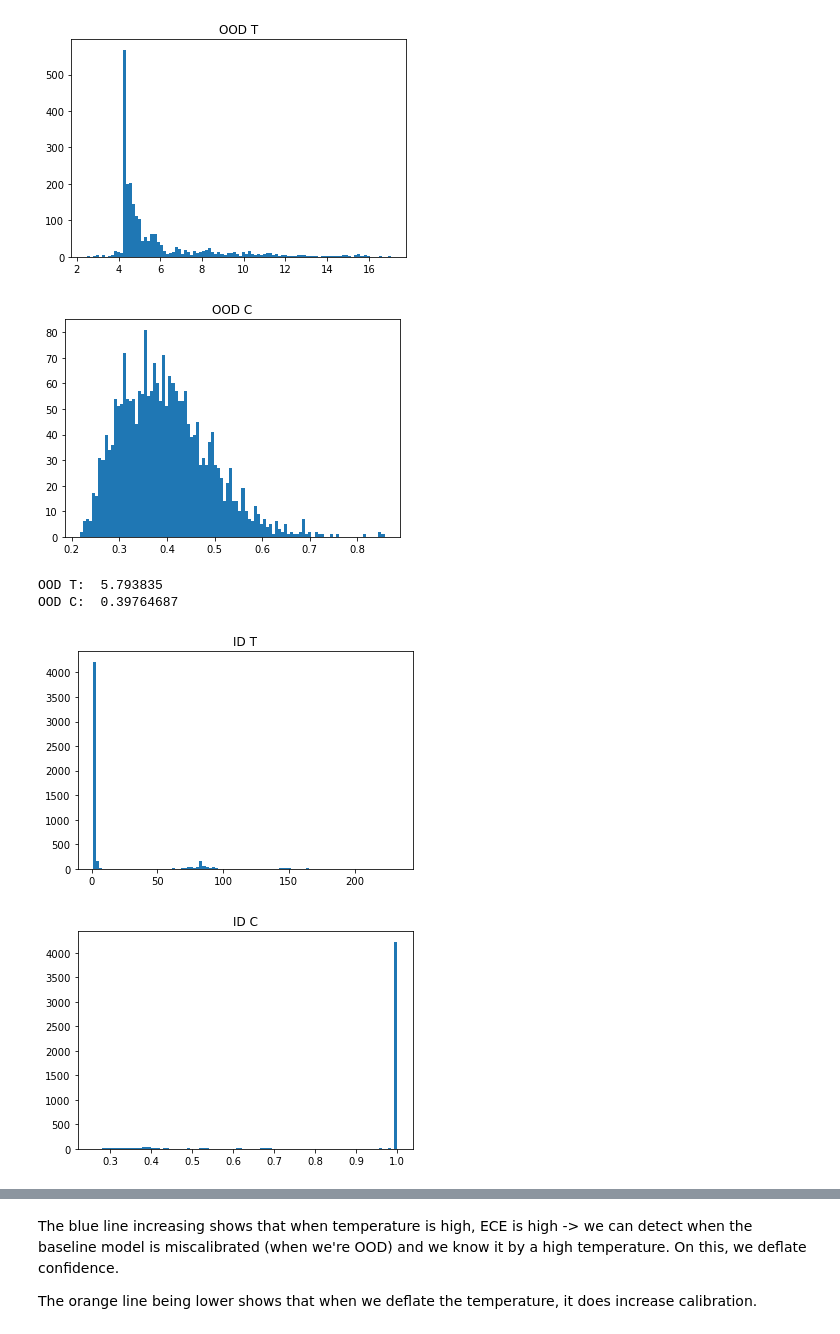
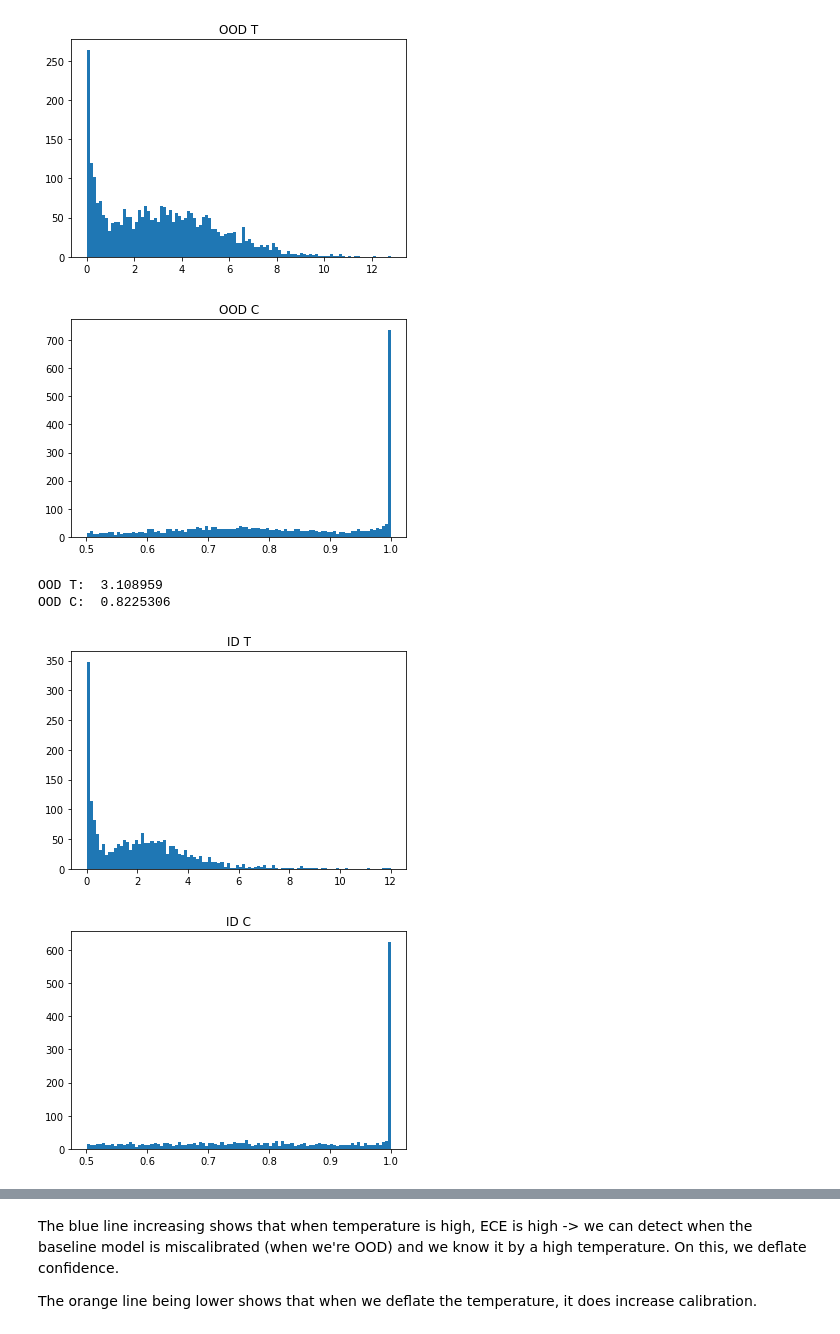
Before and after one commit to levinwil/TempVOS, a Jupyter notebook: Exploration.ipynb, the cells around one changed output, grey strips where cells are left out. Drawn from its saved outputs; the diff is of its cells as text; code cells hidden in the pictures.

```diff
--- a/Exploration.ipynb
+++ b/Exploration.ipynb
@@ -10,7 +10,6 @@ from sklearn.model_selection import train_test_split
 X_train, X_val, y_train, y_val = train_test_split(X_train, y_train, test_size=0.1)
 y_train, y_test = y_train[:, 0], y_test[:, 0]
 # %%
-'''
 from skimage.transform import resize
 (X_ood, _), _ = keras.datasets.mnist.load_data()
 
@@ -23,6 +22,7 @@ for k in range(3):
 
 X_ood = np.array([resize(_X_ood[i], (32, 32)) for i in tqdm(range(len(X_ood)))])
 '''
-indices_of_ood_subclasses = np.where(y_train >= 5)[0]
+indices_of_ood_subclasses = np.where(y_train >= 2)[0]
 indices_of_ood_subclasses = np.random.choice(indices_of_ood_subclasses, int(len(X_train) / 20))
 X_ood = X_train[indices_of_ood_subclasses]
+'''
@@ -29,16 +31,16 @@ X_ood = X_train[indices_of_ood_subclasses]
 # %%
 
-indices_of_subclasses = np.where(y_train < 5)[0]
+indices_of_subclasses = np.where(y_train < 2)[0]
 X_train, y_train = X_train[indices_of_subclasses], y_train[indices_of_subclasses]
 
-indices_of_subclasses = np.where(y_val < 5)[0]
+indices_of_subclasses = np.where(y_val < 2)[0]
 X_val, y_val = X_val[indices_of_subclasses], y_val[indices_of_subclasses]
 
 #random_indices = np.random.choice(range(len(y_test)), 1000, replace = False)
 #X_train, y_train = X_train[random_indices], y_train[random_indices]
 #random_indices = np.random.choice(range(len(y_test)), 500, replace = False)
 #X_test, y_test = X_test[random_indices], y_test[random_indices]
-indices_of_subclasses = np.where(y_test < 5)[0]
+indices_of_subclasses = np.where(y_test < 2)[0]
 X_test, y_test = X_test[indices_of_subclasses], y_test[indices_of_subclasses]
 # %%
 #load and train model
@@ -116,7 +146,7 @@ for c in tqdm(range(len(np.unique(y_train)))):
     examples_of_class = np.where(y_val == c)[0]
     vos_samples_of_class = mv.rvs(mean = 0, cov = 1, size = (int(len(examples_of_class)) * 2, np.shape(encoding_X_val)[1]))
     vos_samples_of_class = vos_samples_of_class / np.linalg.norm(vos_samples_of_class, axis =1)[:, np.newaxis]
-    magnitudes = class_upper_percentile[c] - class_upper_percentile[c] * np.random.exponential(scale = .25, size = len(vos_samples_of_class))#np.random.uniform(class_lower_percentile[c], class_upper_percentile[c], size = len(vos_samples_of_class))
+    magnitudes = class_upper_percentile[c] - class_upper_percentile[c] * np.random.exponential(scale = 1, size = len(vos_samples_of_class))#np.random.uniform(class_lower_percentile[c], class_upper_percentile[c], size = len(vos_samples_of_class))
     positive_magnitudes = np.where(magnitudes > 0)[0]
     plt.hist(magnitudes[positive_magnitudes])
     plt.title("Magnitudes")
@@ -136,7 +166,7 @@ for c in tqdm(range(len(np.unique(y_train)))):
                 direction_similarity = 1 - cosine(direction_from_generating_class, direction_from_other_class_center)
                 if direction_similarity > max_direction_similarity:
                     max_direction_similarity = direction_similarity
-                if direction_similarity > 0.2:
+                if direction_similarity > 0.1:
                     close_classes.append(j)
         directions.append(max_direction_similarity)
         close_classes_per_sample.append(close_classes)
@@ -166,6 +190,3 @@ for i in range(len(close_classes_per_sample)):
             label[j] = 1
         label /= np.sum(label)
         vos_labels[i] = label
-# %%
-vos_labels = vos_labels[np.where([len(v) == 1 for v in close_classes_per_sample])[0]]
-vos_samples = np.array(vos_samples)[np.where([len(v) == 1 for v in close_classes_per_sample])[0]]
@@ -231,7 +234,9 @@ from copy import deepcopy
 import tensorflow as tf
 encoding_X_ood_grad = deepcopy(encoding_X_ood)
 encoding_X_test_grad = deepcopy(encoding_X_test)
-for _ in range(100):
+auc_ts = []
+auc_cs = []
+for _ in range(25):
     tensor = tf.convert_to_tensor(encoding_X_ood_grad, dtype=tf.float32)
     with tf.GradientTape(persistent=True) as tape:
         tape.watch(tensor)
@@ -239,44 +244,52 @@ for _ in range(100):
         #pred = ood_network(tensor)
         #y = [pred[i, keras.backend.argmax(pred[i])] for i in range(len(pred))]
     dy_dx = tape.gradient(y, tensor)
-    encoding_X_ood_grad -= 1e1 * dy_dx
+    encoding_X_ood_grad -= 2 * dy_dx
     ood_t = temperature_model.predict(encoding_X_ood_grad)
     plt.hist(ood_t, bins = 100)
     plt.title("OOD T")
     plt.show()
     ood_grad_c = np.max(ood_network.predict(encoding_X_ood_grad), axis = 1)
     plt.hist(ood_grad_c, bins = 100)
     plt.title("OOD C")
     plt.show()
-    print("OOD T: ", np.mean(ood_t))
-    print("OOD C: ", np.mean(ood_grad_c))
+    print("OOD T: ", np.nanmean(ood_t))
+    print("OOD C: ", np.nanmean(ood_grad_c))
 
 
     tensor = tf.convert_to_tensor(encoding_X_test, dtype=tf.float32)
     with tf.GradientTape(persistent=True) as tape:
         tape.watch(tensor)
         y = -temperature_model(tensor)
         #pred = ood_network(tensor)
         #y = [pred[i, keras.backend.argmax(pred[i])] for i in range(len(pred))]
     dy_dx = tape.gradient(y, tensor)
-    encoding_X_test -= 1e1 * dy_dx
+    encoding_X_test_grad -= 2 * dy_dx
     id_t = temperature_model.predict(encoding_X_test_grad)
     plt.hist(id_t, bins = 100)
     plt.title("ID T")
     plt.show()
     id_grad_c = np.max(ood_network.predict(encoding_X_test_grad), axis = 1)
     plt.hist(id_grad_c, bins = 100)
     plt.title("ID C")
     plt.show()
-    print("ID T: ", np.mean(id_t))
-    print("ID C: ", np.mean(id_grad_c))
+    print("ID T: ", np.nanmean(id_t))
+    print("ID C: ", np.nanmean(id_grad_c))
 
-    print("AUC T: ",roc_auc_score(np.concatenate([np.zeros((len(id_t))), np.ones((len(ood_t)))]), np.concatenate([id_t, ood_t])))
-    print("AUC C: ",roc_auc_score(np.concatenate([np.ones((len(id_t))), np.zeros((len(ood_t)))]), np.concatenate([id_grad_c, ood_grad_c])))
+    id_defined_indices = np.where([~np.isnan(v).any() for v in id_t])[0]
+    ood_defined_indices = np.where([~np.isnan(v).any() for v in ood_t])[0]
+    auc_t = roc_auc_score(np.concatenate([np.zeros((len(id_defined_indices))), np.ones((len(ood_defined_indices)))]), np.concatenate([id_t[id_defined_indices], ood_t[ood_defined_indices]]))
+    print("AUC T: ", auc_t)
+    auc_ts.append(auc_t)
+    id_defined_indices = np.where([~np.isnan(v).any() for v in id_grad_c])[0]
+    ood_defined_indices = np.where([~np.isnan(v).any() for v in ood_grad_c])[0]
+    auc_c = roc_auc_score(np.concatenate([np.ones((len(id_defined_indices))), np.zeros((len(ood_defined_indices)))]), np.concatenate([id_grad_c[id_defined_indices], ood_grad_c[ood_defined_indices]]))
+    print("AUC C: ", auc_c)
+    auc_cs.append(auc_c)
 # %% [output]
-[figure, old version]
+[figure, new version]
-[figure, old version]
+[figure, new version]
-OOD T:  5.793835
-OOD C:  0.39764687
+OOD T:  3.108959
+OOD C:  0.8225306
-[figure, old version]
+[figure, new version]
-[figure, old version]
+[figure, new version]
```
Also changed, not shown: parts of 34 cells of this notebook.
